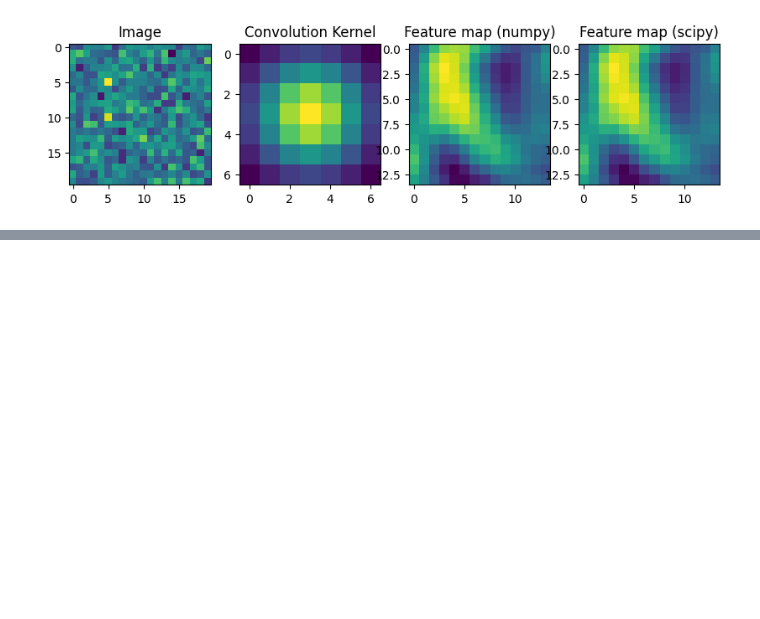
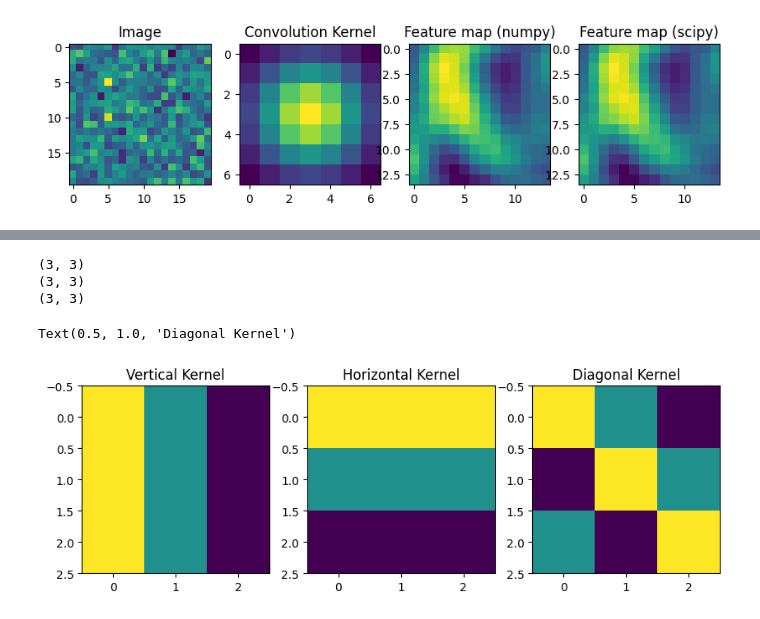
Before and after one commit to taruvaid/Fourier-Neural-Operators, a Jupyter notebook: convolutional_neural_networks.ipynb, the cells around one changed output, grey strips where cells are left out. Saved outputs shown, nothing was run; the diff lists cells and outputs as text; code cells hidden in the pictures; blank space fills up the shorter version.

```diff
--- a/convolutional_neural_networks.ipynb
+++ b/convolutional_neural_networks.ipynb
@@ -68,0 +117,26 @@ Text(0.5, 1.0, 'Feature map (scipy)')
+# %%
+fig,ax = plt.subplots(1,3,figsize = (10,6))
+
+#Vertical Kernel
+vk = np.array([[1,0,-1],[1,0,-1],[1,0,-1]])
+print(vk.shape)
+ax[0].imshow(vk)
+ax[0].set_title("Vertical Kernel")
+
+#Horizontal Kernel
+hk = np.array([[1,1,1],[0,0,0],[-1,-1,-1]])
+print(hk.shape)
+ax[1].imshow(hk)
+ax[1].set_title("Horizontal Kernel")
+
+#Diagonal Kernel
+dk = np.array([[1,0,-1],[-1,1,0],[0,-1,1]])
+print(dk.shape)
+ax[2].imshow(dk)
+ax[2].set_title("Diagonal Kernel")
+# %% [output]
+(3, 3)
+(3, 3)
+(3, 3)
+Text(0.5, 1.0, 'Diagonal Kernel')
+[figure, added]
```
Also changed, not shown: parts of 52 cells of this notebook.
